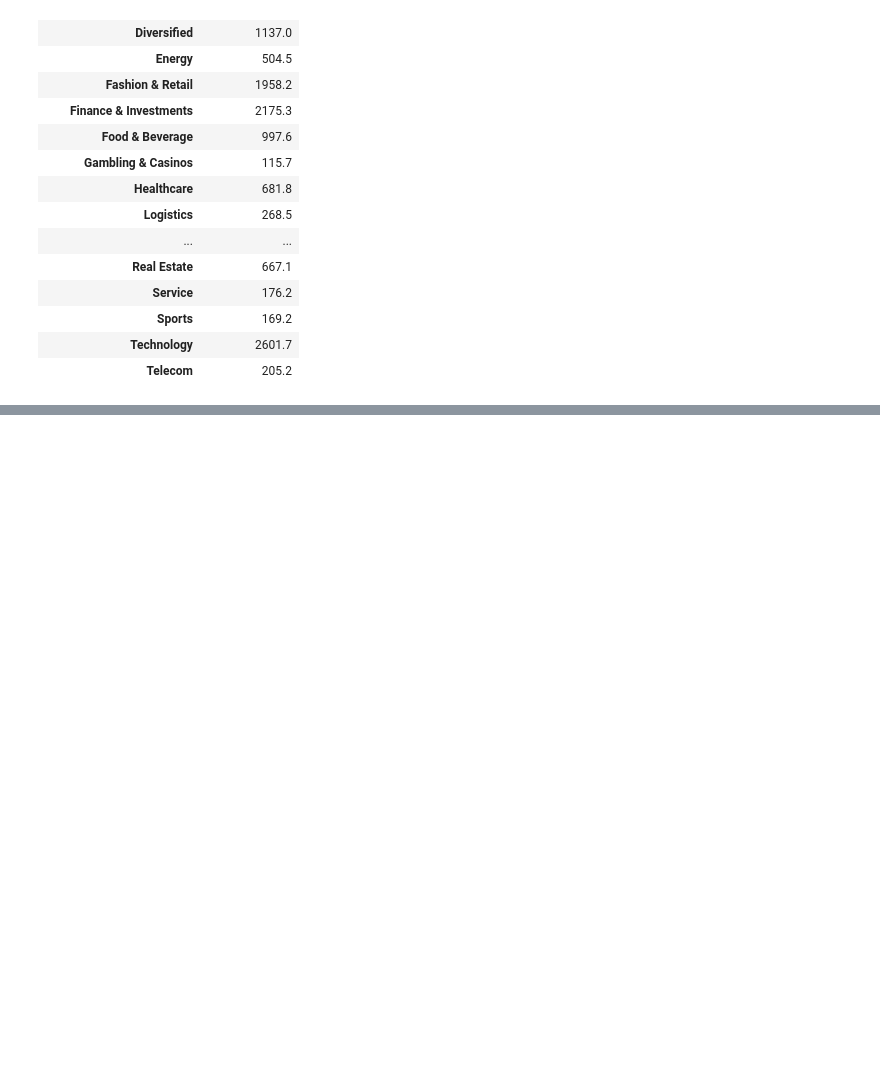
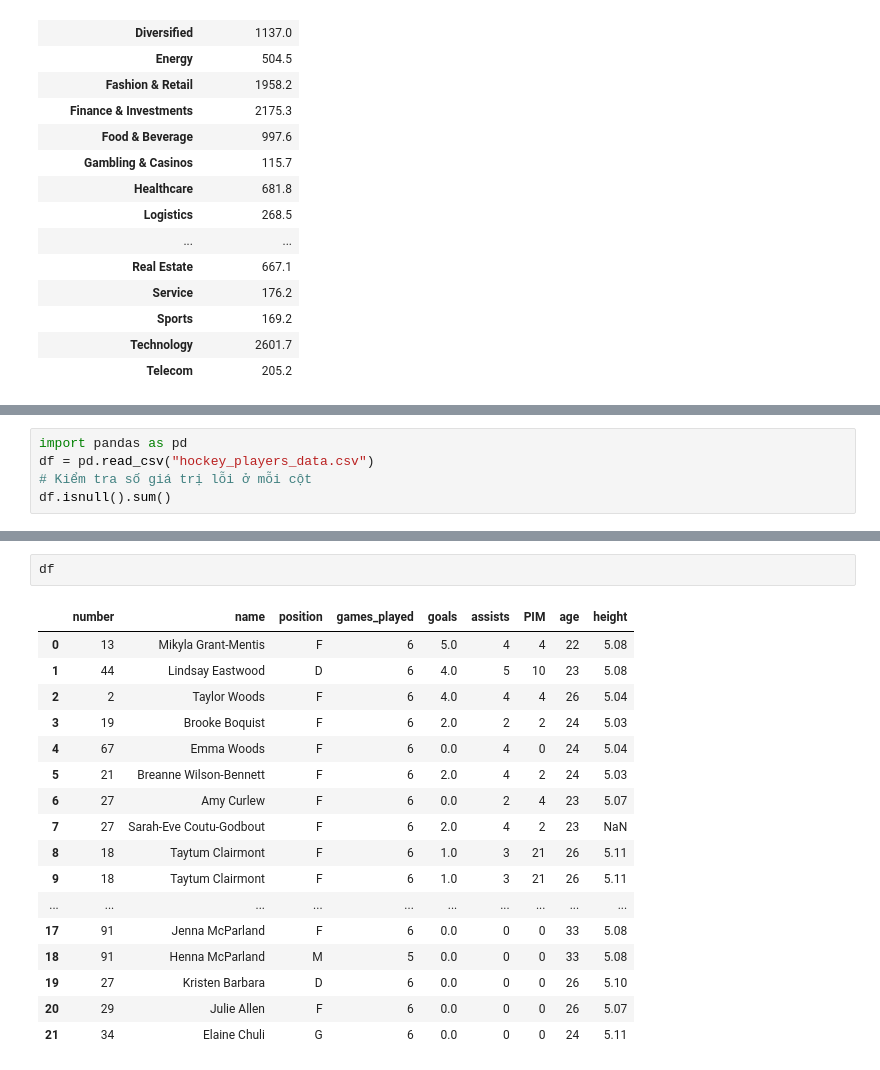
Before and after one commit to pinkypea/CSB25, a Jupyter notebook: Lesson4/Buoi4.ipynb, the cells around one changed output, grey strips where cells are left out. Saved outputs shown, nothing was run; the diff lists cells and outputs as text; blank space fills up the shorter version.

```diff
--- a/Lesson4/Buoi4.ipynb
+++ b/Lesson4/Buoi4.ipynb
@@ -117,0 +121,5 @@ df[["Continent", "2024 Net Worth"]].groupby("Continent").mean()
+# %%
+import pandas as pd
+df = pd.read_csv("hockey_players_data.csv")
+# Kiểm tra số giá trị lỗi ở mỗi cột
+df.isnull().sum()
@@ -117,0 +140,20 @@ df[["Continent", "2024 Net Worth"]].groupby("Continent").mean()
+# %%
+df
+# %% [output]
+|  | number | name | position | games_played | goals | assists | PIM | age | height |
+| 0 | 13 | Mikyla Grant-Mentis | F | 6 | 5.0 | 4 | 4 | 22 | 5.08 |
+| 1 | 44 | Lindsay Eastwood | D | 6 | 4.0 | 5 | 10 | 23 | 5.08 |
+| 2 | 2 | Taylor Woods | F | 6 | 4.0 | 4 | 4 | 26 | 5.04 |
+| 3 | 19 | Brooke Boquist | F | 6 | 2.0 | 2 | 2 | 24 | 5.03 |
+| 4 | 67 | Emma Woods | F | 6 | 0.0 | 4 | 0 | 24 | 5.04 |
+| 5 | 21 | Breanne Wilson-Bennett | F | 6 | 2.0 | 4 | 2 | 24 | 5.03 |
+| 6 | 27 | Amy Curlew | F | 6 | 0.0 | 2 | 4 | 23 | 5.07 |
+| 7 | 27 | Sarah-Eve Coutu-Godbout | F | 6 | 2.0 | 4 | 2 | 23 | NaN |
+| 8 | 18 | Taytum Clairmont | F | 6 | 1.0 | 3 | 21 | 26 | 5.11 |
+| 9 | 18 | Taytum Clairmont | F | 6 | 1.0 | 3 | 21 | 26 | 5.11 |
+| ... | ... | ... | ... | ... | ... | ... | ... | ... | ... |
+| 17 | 91 | Jenna McParland | F | 6 | 0.0 | 0 | 0 | 33 | 5.08 |
+| 18 | 91 | Henna McParland | M | 5 | 0.0 | 0 | 0 | 33 | 5.08 |
+| 19 | 27 | Kristen Barbara | D | 6 | 0.0 | 0 | 0 | 26 | 5.10 |
+| 20 | 29 | Julie Allen | F | 6 | 0.0 | 0 | 0 | 26 | 5.07 |
+| 21 | 34 | Elaine Chuli | G | 6 | 0.0 | 0 | 0 | 24 | 5.11 |
```
Also changed, not shown: parts of 11 cells of this notebook, 1 other file.
